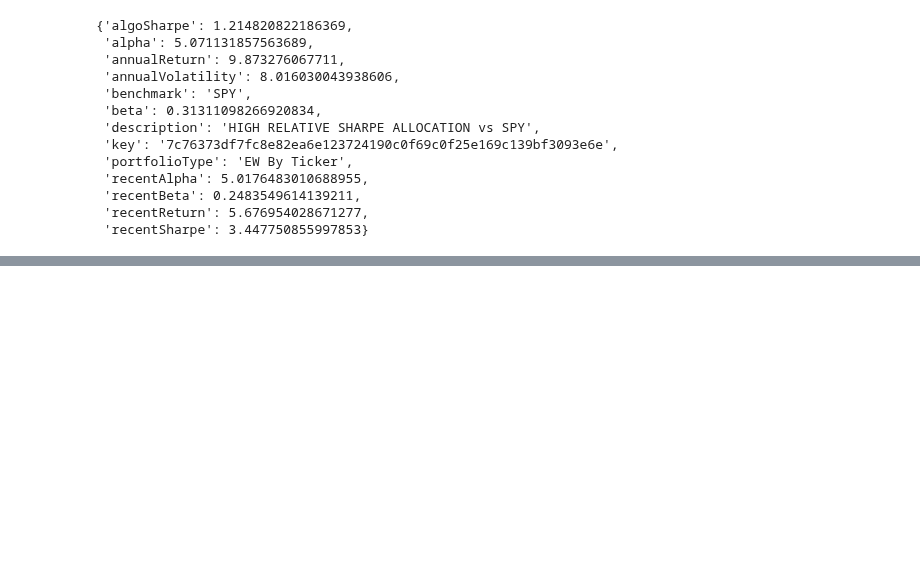
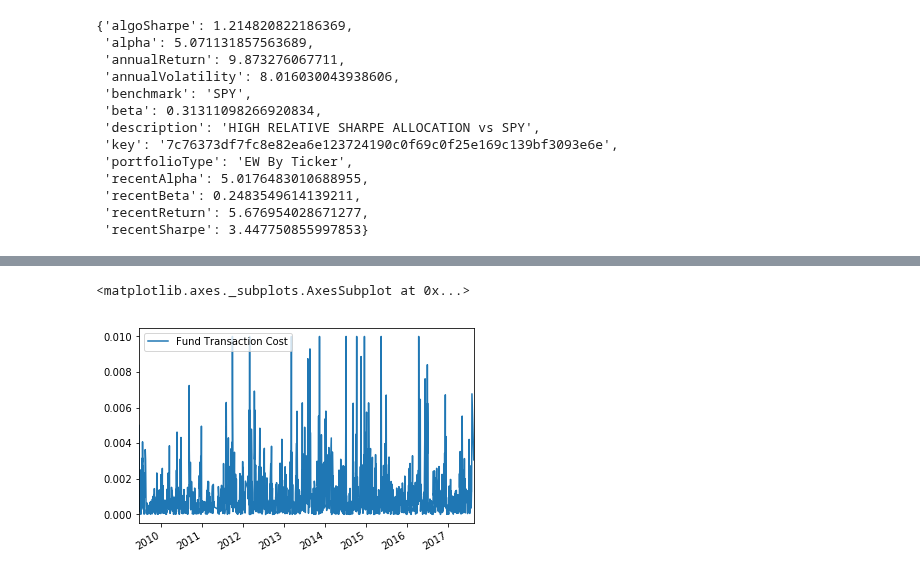
Before and after one commit to SignalBuilders/walkforwardTrader, a Jupyter notebook: Update All Daily.ipynb, the cells around one changed output, grey strips where cells are left out. Cells and saved outputs as stored; diff of their text form; code cells hidden in the pictures; blank space fills up the shorter version.

```diff
--- a/Update All Daily.ipynb
+++ b/Update All Daily.ipynb
@@ -377,0 +457,5 @@ TOTAL {'OEF': 0.21169922440507488, 'EWZ': 0.36147766727851055, 'EWT': 0.26605829
+# %%
+fundTransactionCost.plot()
+# %% [output]
+<matplotlib.axes._subplots.AxesSubplot at 0x...>
+[figure, added]
```
Also changed, not shown: parts of 14 cells of this notebook.
